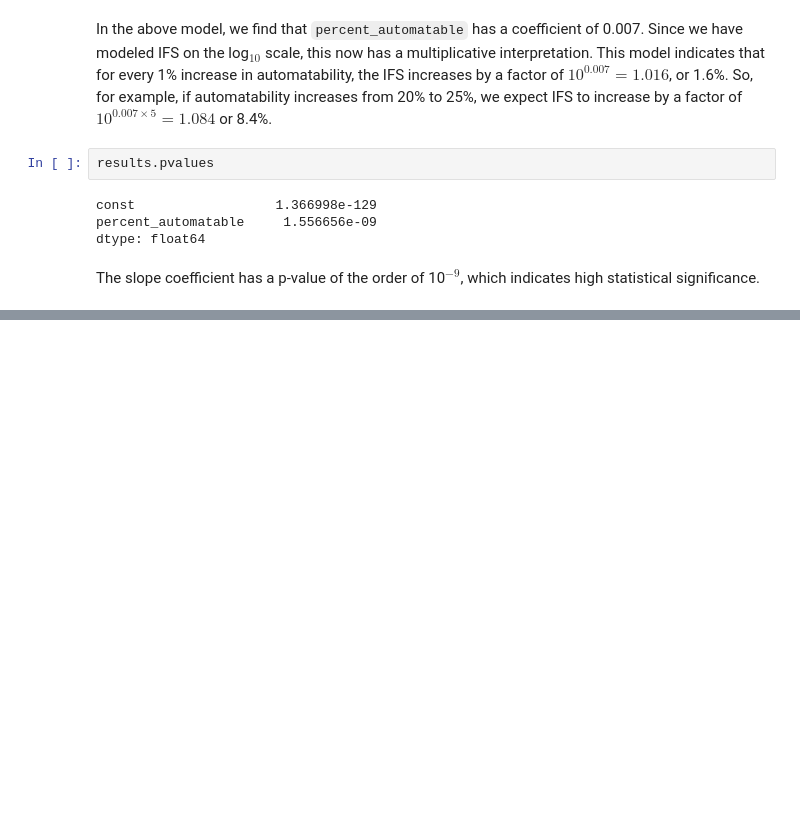
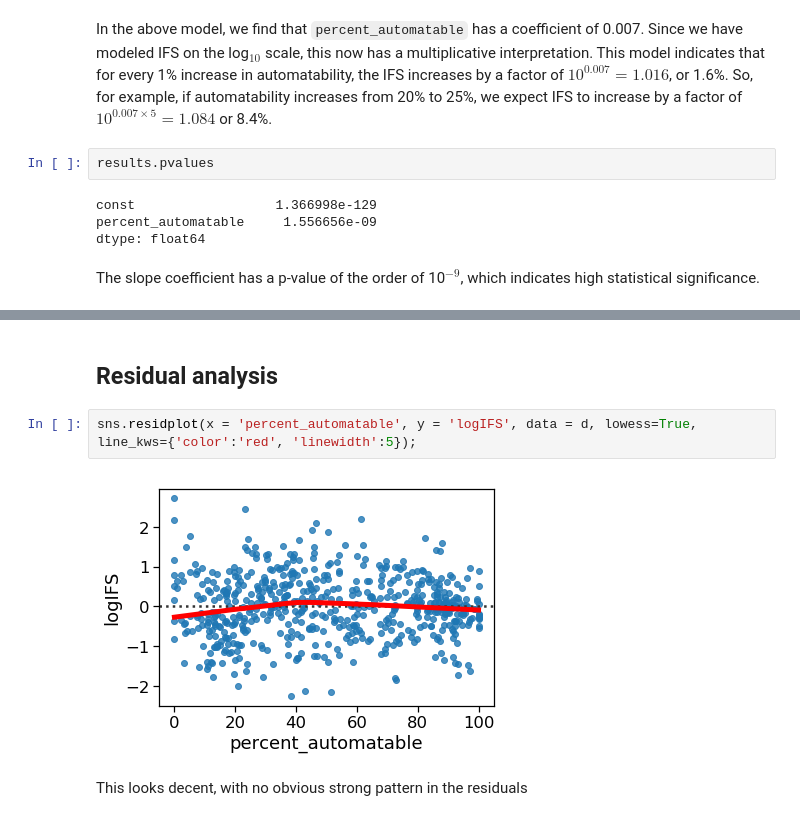
Before and after one commit to jsway1/NHATS, a Jupyter notebook: IFS.ipynb, the cells around one changed output, grey strips where cells are left out. Cells and saved outputs as stored; diff of their text form; blank space fills up the shorter version.

Commit message:
Added formula method for regression, added residual analysis

```diff
--- a/IFS.ipynb
+++ b/IFS.ipynb
@@ -63,0 +88,8 @@ The slope coefficient has a p-value of the order of 10$^{-9}$, which indicates h
+# %% [markdown]
+## Residual analysis
+# %%
+sns.residplot(x = 'percent_automatable', y = 'logIFS', data = d, lowess=True, line_kws={'color':'red', 'linewidth':5});
+# %% [output]
+[figure, added]
+# %% [markdown]
+This looks decent, with no obvious strong pattern in the residuals
```
Also changed, not shown: parts of 5 cells of this notebook, 1 other file.
